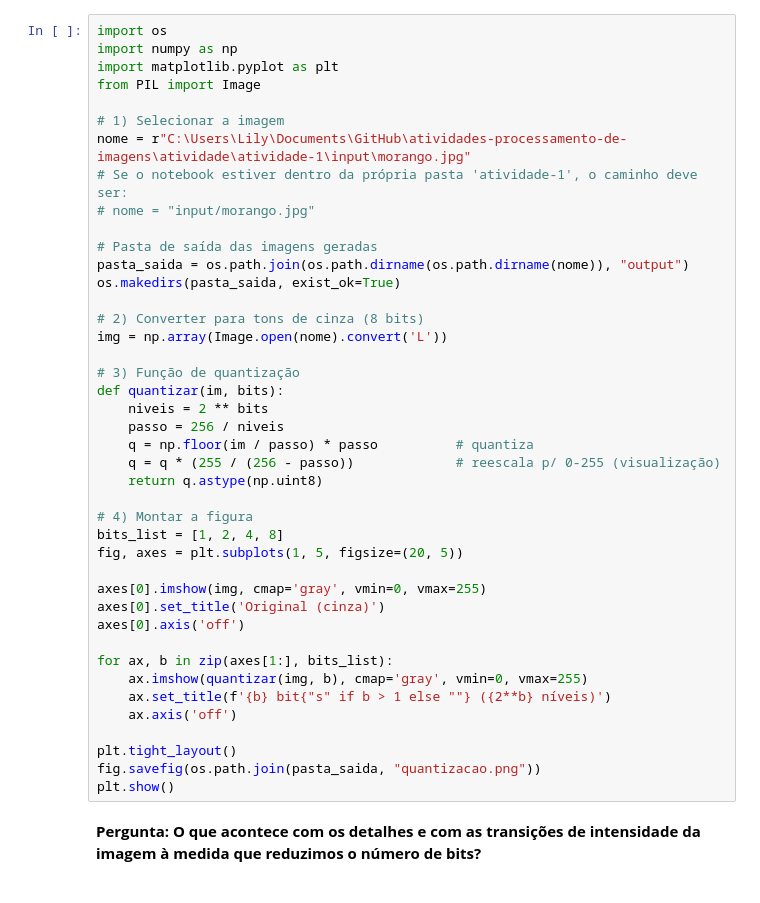
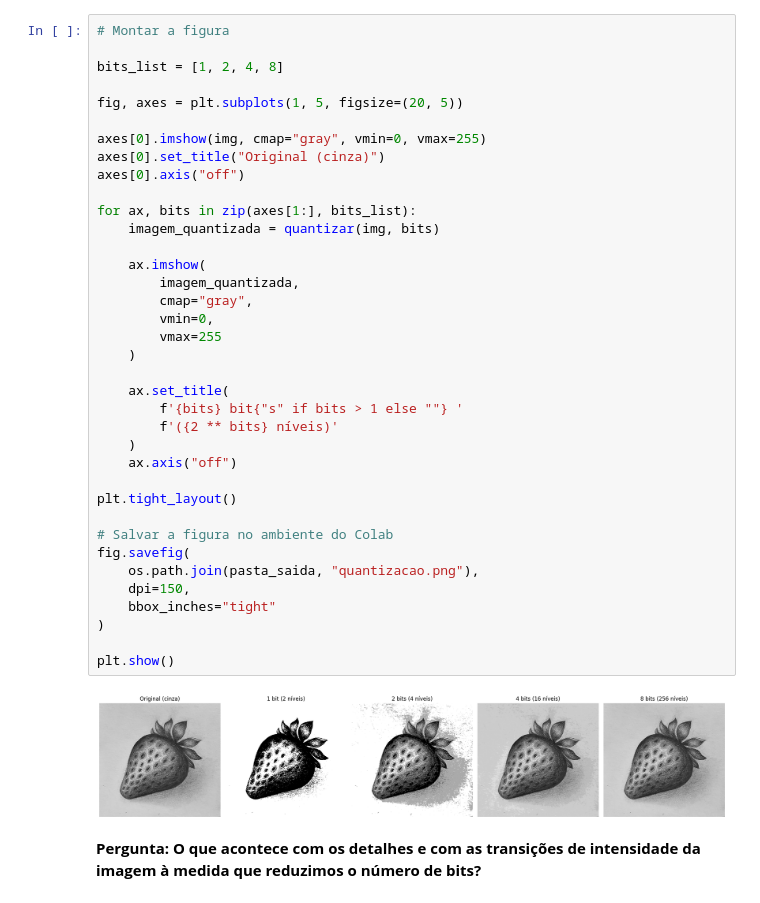
Before and after one commit to lianeheidemann/atividades-processamento-de-imagens, a Jupyter notebook: atividade/atividade-1/atividade-1-quantizacao.ipynb, the cells around one changed output. Drawn from its saved outputs; the diff is of its cells as text.

```diff
--- a/atividade/atividade-1/atividade-1-quantizacao.ipynb
+++ b/atividade/atividade-1/atividade-1-quantizacao.ipynb
@@ -1,45 +47,42 @@
 # %%
-import os
-import numpy as np
-import matplotlib.pyplot as plt
-from PIL import Image
+# Montar a figura
 
-# 1) Selecionar a imagem
-nome = r"C:\Users\Lily\Documents\GitHub\atividades-processamento-de-imagens\atividade\atividade-1\input\morango.jpg"
-# Se o notebook estiver dentro da própria pasta 'atividade-1', o caminho deve ser:
-# nome = "input/morango.jpg"
+bits_list = [1, 2, 4, 8]
 
-# Pasta de saída das imagens geradas
-pasta_saida = os.path.join(os.path.dirname(os.path.dirname(nome)), "output")
-os.makedirs(pasta_saida, exist_ok=True)
-
-# 2) Converter para tons de cinza (8 bits)
-img = np.array(Image.open(nome).convert('L'))
-
-# 3) Função de quantização
-def quantizar(im, bits):
-    niveis = 2 ** bits
-    passo = 256 / niveis
-    q = np.floor(im / passo) * passo          # quantiza
-    q = q * (255 / (256 - passo))             # reescala p/ 0-255 (visualização)
-    return q.astype(np.uint8)
-
-# 4) Montar a figura
-bits_list = [1, 2, 4, 8]
 fig, axes = plt.subplots(1, 5, figsize=(20, 5))
 
-axes[0].imshow(img, cmap='gray', vmin=0, vmax=255)
-axes[0].set_title('Original (cinza)')
-axes[0].axis('off')
+axes[0].imshow(img, cmap="gray", vmin=0, vmax=255)
+axes[0].set_title("Original (cinza)")
+axes[0].axis("off")
 
-for ax, b in zip(axes[1:], bits_list):
-    ax.imshow(quantizar(img, b), cmap='gray', vmin=0, vmax=255)
-    ax.set_title(f'{b} bit{"s" if b > 1 else ""} ({2**b} níveis)')
-    ax.axis('off')
+for ax, bits in zip(axes[1:], bits_list):
+    imagem_quantizada = quantizar(img, bits)
+
+    ax.imshow(
+        imagem_quantizada,
+        cmap="gray",
+        vmin=0,
+        vmax=255
+    )
+
+    ax.set_title(
+        f'{bits} bit{"s" if bits > 1 else ""} '
+        f'({2 ** bits} níveis)'
+    )
+    ax.axis("off")
 
 plt.tight_layout()
-fig.savefig(os.path.join(pasta_saida, "quantizacao.png"))
+
+# Salvar a figura no ambiente do Colab
+fig.savefig(
+    os.path.join(pasta_saida, "quantizacao.png"),
+    dpi=150,
+    bbox_inches="tight"
+)
+
 plt.show()
+# %% [output]
+[figure, added]
 # %% [markdown]
 **Pergunta: O que acontece com os detalhes e com as transições de intensidade da imagem à medida que reduzimos o número de bits?**
 # %% [markdown]
```
Also changed, not shown: parts of 3 cells of this notebook.
